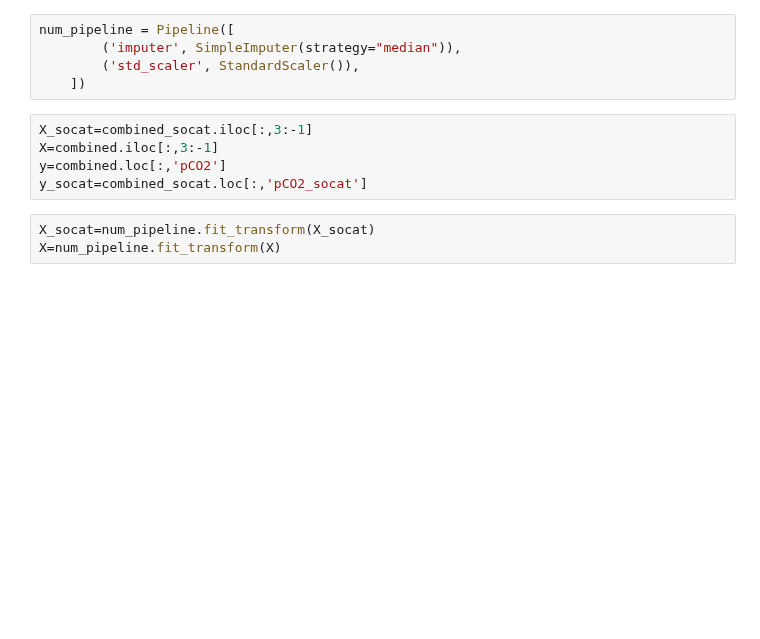
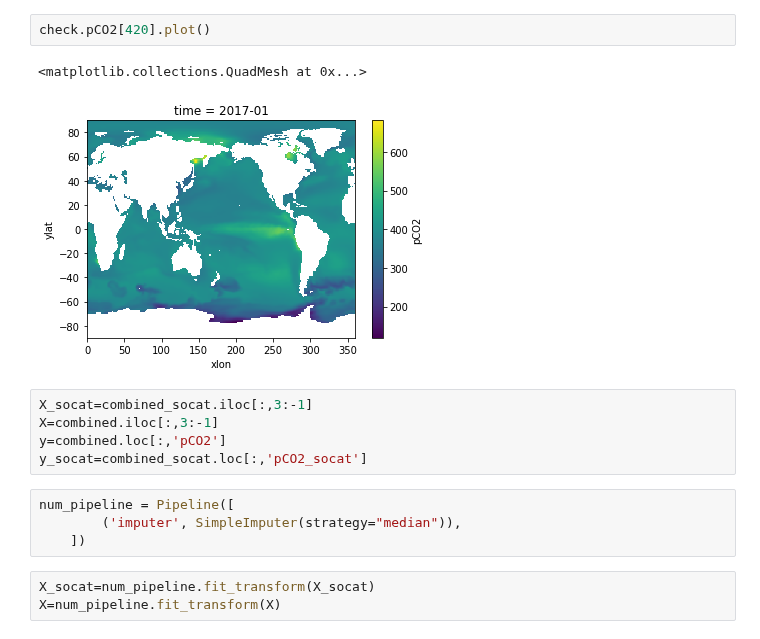
Before and after one commit to sk981102/ocean_co2, a Jupyter notebook: notebooks/baseline_ml/003_nn_base.ipynb, the cells around one changed output. Cells and saved outputs as stored; diff of their text form; blank space fills up the shorter version.

Commit message:
end-to-end, figure 5

```diff
--- a/notebooks/baseline_ml/003_nn_base.ipynb
+++ b/notebooks/baseline_ml/003_nn_base.ipynb
@@ -63,13 +88,17 @@ ecCodes library not found using ['eccodes', 'libeccodes.so', 'libeccodes']
-# %%
-num_pipeline = Pipeline([
-        ('imputer', SimpleImputer(strategy="median")),
-        ('std_scaler', StandardScaler()),
-    ])
+# %%
+check.pCO2[420].plot()
+# %% [output]
+<matplotlib.collections.QuadMesh at 0x...>
+[figure, added]
 # %%
 X_socat=combined_socat.iloc[:,3:-1]
 X=combined.iloc[:,3:-1]
 y=combined.loc[:,'pCO2']
 y_socat=combined_socat.loc[:,'pCO2_socat']
+# %%
+num_pipeline = Pipeline([
+        ('imputer', SimpleImputer(strategy="median")),
+    ])
 # %%
 X_socat=num_pipeline.fit_transform(X_socat)
 X=num_pipeline.fit_transform(X)
```
Also changed, not shown: parts of 7 cells of this notebook, 11 other files.
